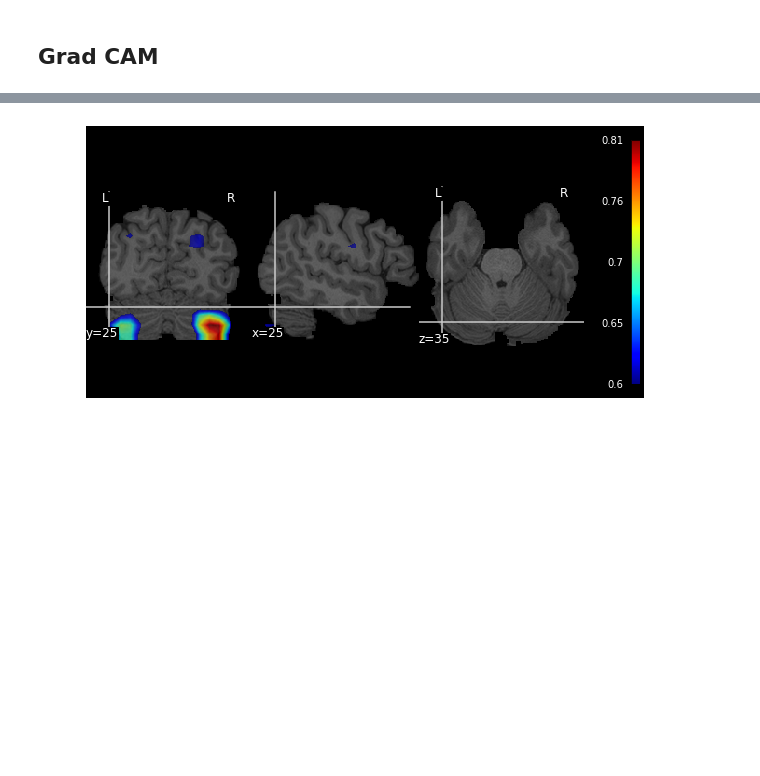
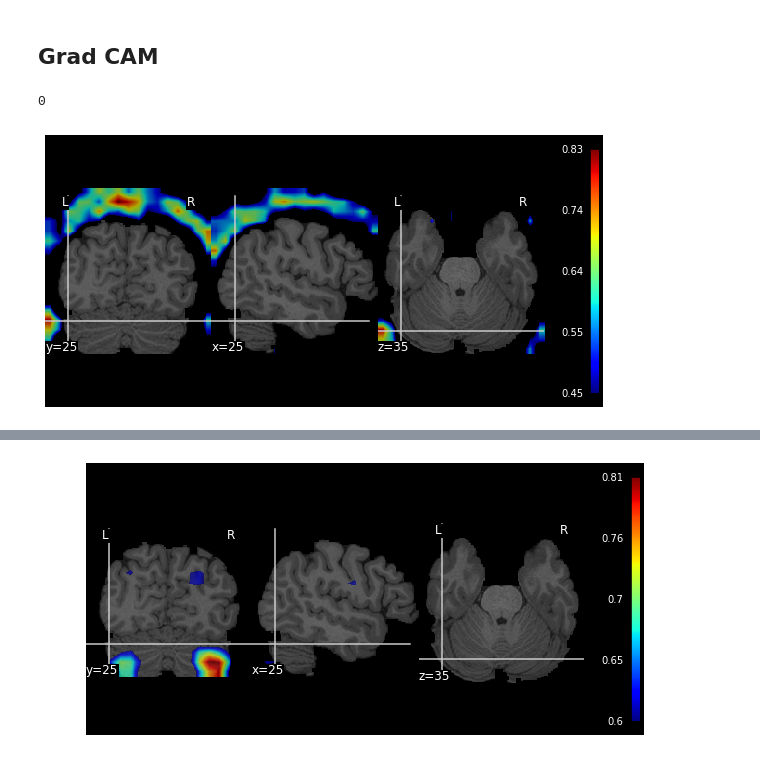
Before and after one commit to PolinaDruzhinina/CrystalNeuroimaging, a Jupyter notebook: masks/obtain_masks.ipynb, the cells around one changed output, grey strips where cells are left out. Cells and saved outputs as stored; diff of their text form; code cells hidden in the pictures; blank space fills up the shorter version.

```diff
--- a/masks/obtain_masks.ipynb
+++ b/masks/obtain_masks.ipynb
@@ -292,6 +357,19 @@ def plot_central_cuts(img, title="", t=None):
     axes[1].imshow(img[0, :, img.shape[2] // 2, :])
     axes[2].imshow(img[0, :, :, img.shape[3] // 2])
     plt.show()
+# %%
+y[3]
+# %% [output]
+0
+# %%
+fig, axes = plt.subplots(figsize=(10,5))
+roi_img = nib.Nifti1Image(masks_grad[0],affine=np.eye(4))
+bim_img  = nib.Nifti1Image(np.squeeze(X[0]),affine=np.eye(4))
+plotting.plot_roi(roi_img,bim_img,cut_coords=(25,25,35), axes=axes,colorbar=True,cmap='jet',threshold=0.45)
+plt.show()
+fig.savefig("grad_cam_0_label_0.45.png", bbox_inches='tight')
+# %% [output]
+[figure, added]
 # %%
 fig, axes = plt.subplots(figsize=(10,5))
 roi_img = nib.Nifti1Image(masks_grad[y==0].mean(axis=0),affine=np.eye(4))
```
Also changed, not shown: parts of 18 cells of this notebook, 2 other files.
